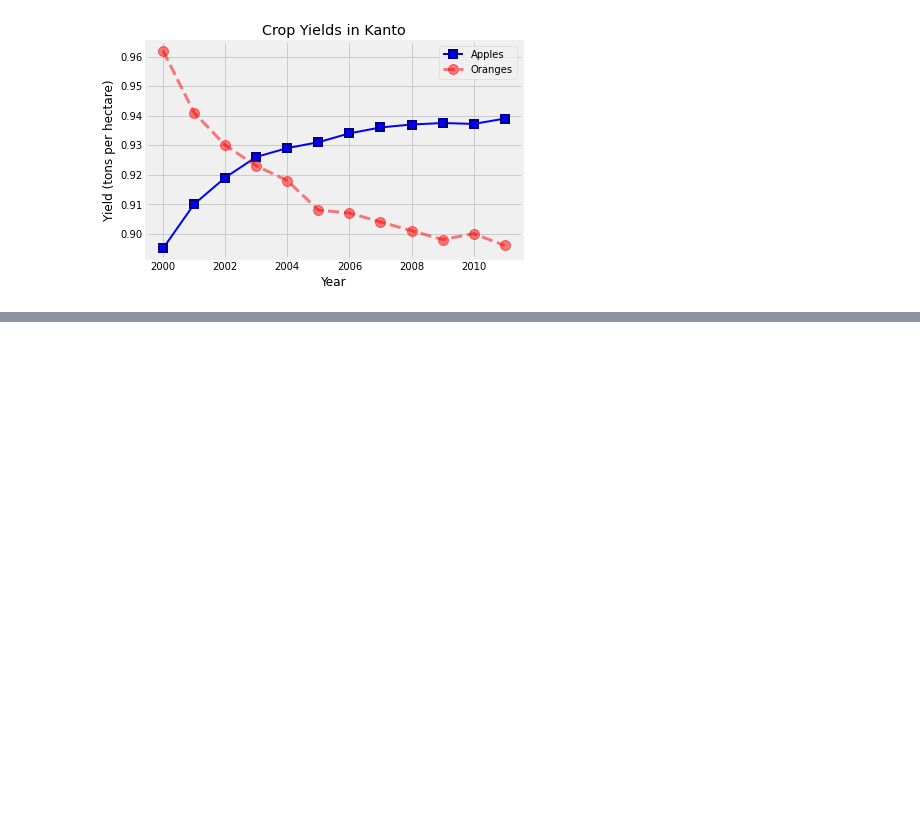
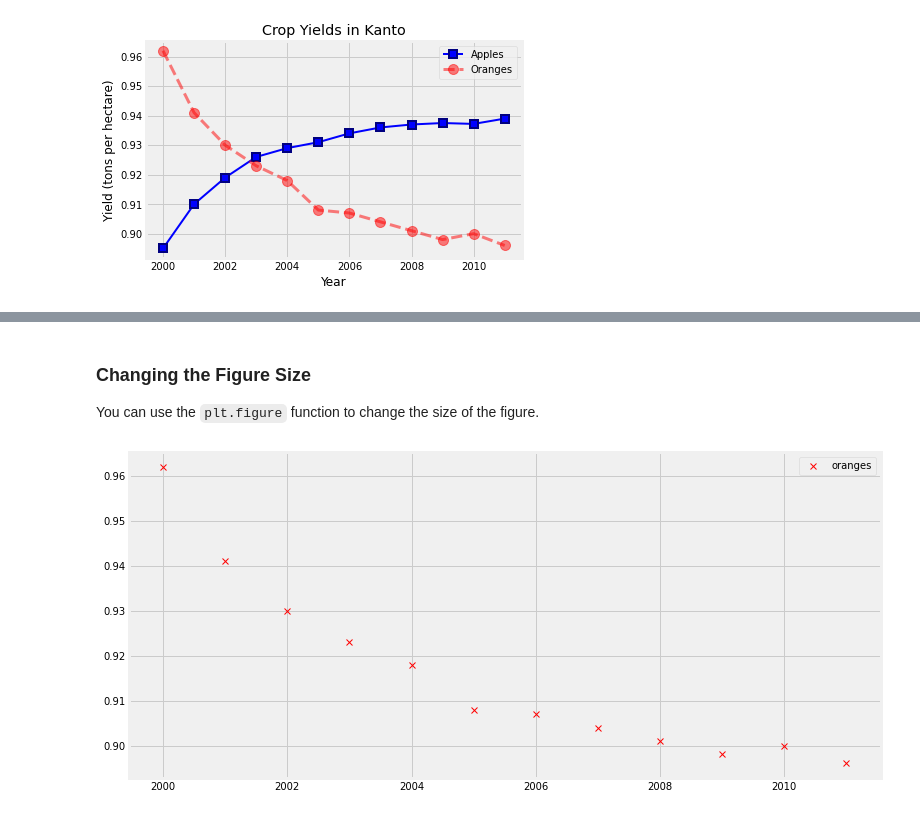
Before and after one commit to dajebbar/Jovian_Data_Analysis_with_python, a Jupyter notebook: Lesson_5_viz_with_matplotlib_and_seaborn/data-viz.ipynb, the cells around one changed output, grey strips where cells are left out. Cells and saved outputs as stored; diff of their text form; code cells hidden in the pictures; blank space fills up the shorter version.

```diff
--- a/Lesson_5_viz_with_matplotlib_and_seaborn/data-viz.ipynb
+++ b/Lesson_5_viz_with_matplotlib_and_seaborn/data-viz.ipynb
@@ -109,0 +130,12 @@ API KEY: ········
+# %% [markdown]
+### Changing the Figure Size
+
+You can use the `plt.figure` function to change the size of the figure.
+# %%
+plt.figure(figsize=(12,6))
+
+plt.plot(years, oranges, 'xr', label='oranges')
+plt.legend()
+plt.show()
+# %% [output]
+[figure, added]
```
Also changed, not shown: parts of 7 cells of this notebook.
